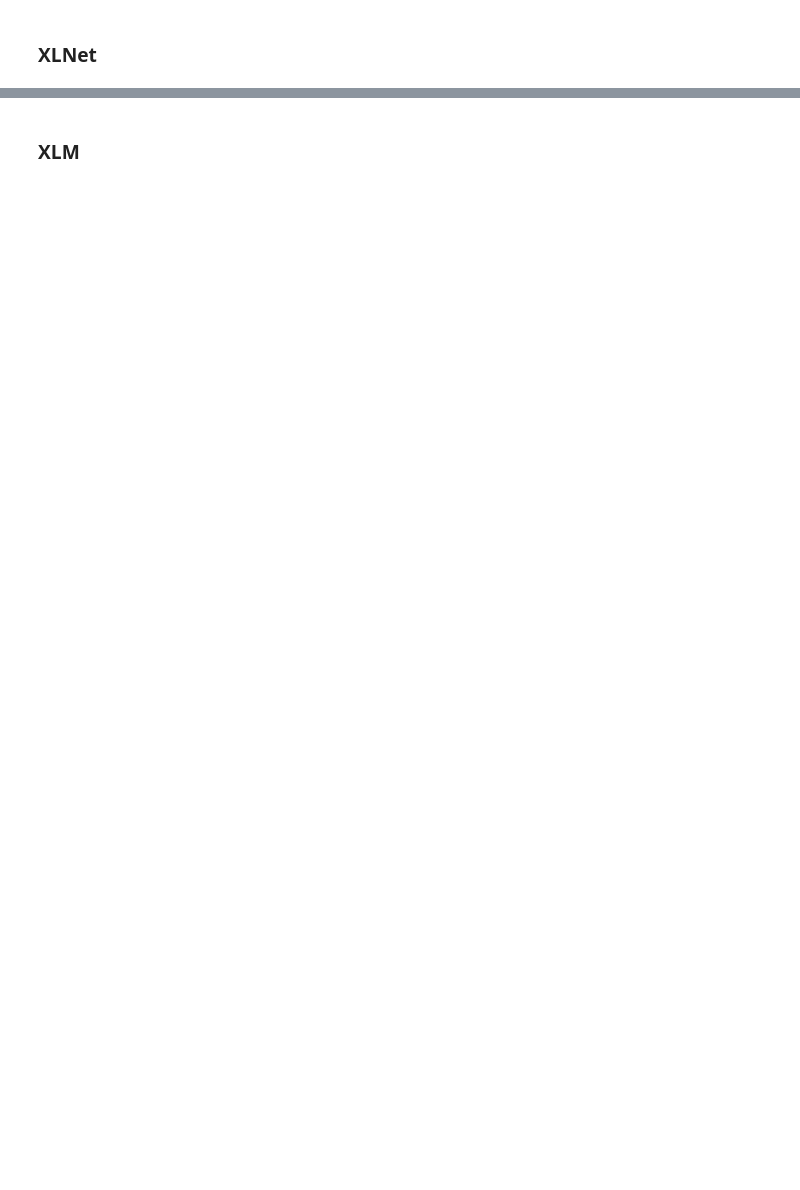
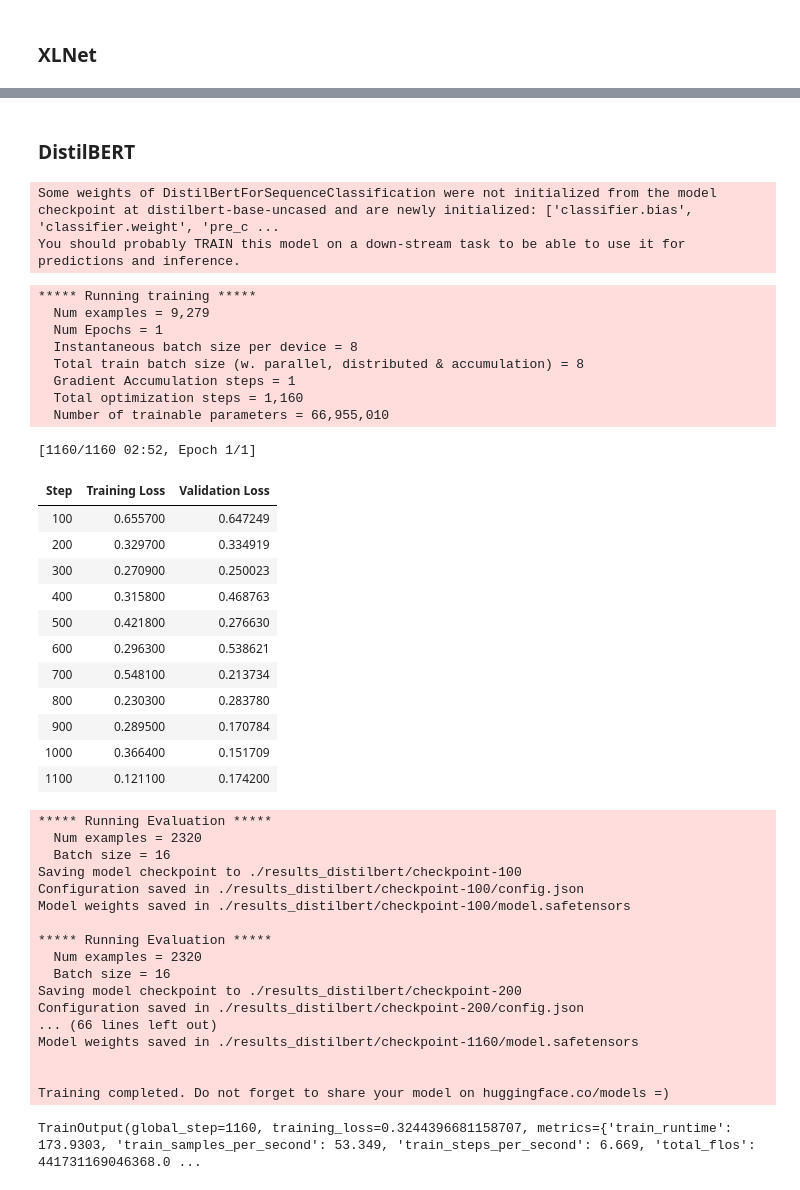
Before and after one commit to meric2/Turkish-AI-Generated-Content-Detection, a Jupyter notebook: TuringBench.ipynb, the cells around one changed output, grey strips where cells are left out. Cells and saved outputs as stored; diff of their text form; code cells hidden in the pictures; blank space fills up the shorter version.

```diff
--- a/TuringBench.ipynb
+++ b/TuringBench.ipynb
@@ -409,43 +897,86 @@ tokenizer.save_pretrained(model_save_path)
 # %% [markdown]
-### XLM
+### DistilBERT
 # %%
 # Initialize the tokenizer and model
-tokenizer = XLMTokenizer.from_pretrained('xlm-mlm-en-2048')
-model = XLMForSequenceClassification.from_pretrained('xlm-mlm-en-2048', num_labels=2)
+tokenizer = DistilBertTokenizer.from_pretrained('distilbert-base-uncased')
+model = DistilBertForSequenceClassification.from_pretrained('distilbert-base-uncased', num_labels=2)
 
-# Prepare the data for XLM
+# Prepare the data for DistilBERT
 train_encodings = tokenizer(train_texts, truncation=True, padding=True, max_length=512, return_tensors="pt")
 test_encodings = tokenizer(test_texts, truncation=True, padding=True, max_length=512, return_tensors="pt")
 
 train_dataset = TextDataset(train_encodings, train_labels)
 test_dataset = TextDataset(test_encodings, test_labels)
+# %% [output]
+Some weights of DistilBertForSequenceClassification were not initialized from the model checkpoint at distilbert-base-uncased and are newly initialized: ['classifier.bias', 'classifier.weight', 'pre_c ...
+You should probably TRAIN this model on a down-stream task to be able to use it for predictions and inference.
 # %%
 # Set training arguments
 training_args = TrainingArguments(
-    output_dir='./results_xlm',    # Output directory
-    num_train_epochs=1,              # Number of training epochs
-    per_device_train_batch_size=8,   # Batch size for training
-    per_device_eval_batch_size=16,   # Batch size for evaluation
-    warmup_steps=500,                # Number of warmup steps for learning rate scheduler
-    weight_decay=0.01,               # Strength of weight decay
-    logging_dir='./logs_xlm',      # Directory for storing logs
+    output_dir='./results_distilbert',    # Output directory
+    num_train_epochs=1,                   # Number of training epochs
+    per_device_train_batch_size=8,        # Batch size for training
+    per_device_eval_batch_size=16,        # Batch size for evaluation
+    warmup_steps=500,                     # Number of warmup steps for learning rate scheduler
+    weight_decay=0.01,                    # Strength of weight decay
+    logging_dir='./logs_distilbert',      # Directory for storing logs
     logging_steps=10,
-    evaluation_strategy='steps',     # Evaluation strategy to adopt during training
-    eval_steps=100,                  # Evaluation step to perform evaluation
-    save_steps=100,                  # Save checkpoint every X steps
-    log_level='info',                # Set logging level to info
-    log_level_replica='info'         # Save checkpoint every X steps
+    evaluation_strategy='steps',          # Evaluation strategy to adopt during training
+    eval_steps=100,                       # Evaluation step to perform evaluation
+    save_steps=100,                       # Save checkpoint every X steps
+    log_level='info',                     # Set logging level to info
+    log_level_replica='info'              # Save checkpoint every X steps
 )
 
 # Initialize the Trainer
 trainer = Trainer(
     model=model,
     args=training_args,
     train_dataset=train_dataset,
     eval_dataset=test_dataset
 )
 
 # Train the model
 trainer.train()
+# %% [output]
+***** Running training *****
+  Num examples = 9,279
+  Num Epochs = 1
+  Instantaneous batch size per device = 8
+  Total train batch size (w. parallel, distributed & accumulation) = 8
+  Gradient Accumulation steps = 1
+  Total optimization steps = 1,160
+  Number of trainable parameters = 66,955,010
+[1160/1160 02:52, Epoch 1/1]
+| Step | Training Loss | Validation Loss |
+| 100 | 0.655700 | 0.647249 |
+| 200 | 0.329700 | 0.334919 |
+| 300 | 0.270900 | 0.250023 |
+| 400 | 0.315800 | 0.468763 |
+| 500 | 0.421800 | 0.276630 |
+| 600 | 0.296300 | 0.538621 |
+| 700 | 0.548100 | 0.213734 |
+| 800 | 0.230300 | 0.283780 |
+| 900 | 0.289500 | 0.170784 |
+| 1000 | 0.366400 | 0.151709 |
+| 1100 | 0.121100 | 0.174200 |
+***** Running Evaluation *****
+  Num examples = 2320
+  Batch size = 16
+Saving model checkpoint to ./results_distilbert/checkpoint-100
+Configuration saved in ./results_distilbert/checkpoint-100/config.json
+Model weights saved in ./results_distilbert/checkpoint-100/model.safetensors
+
+***** Running Evaluation *****
+  Num examples = 2320
+  Batch size = 16
+Saving model checkpoint to ./results_distilbert/checkpoint-200
+Configuration saved in ./results_distilbert/checkpoint-200/config.json
+... (66 lines left out)
+Model weights saved in ./results_distilbert/checkpoint-1160/model.safetensors
+
+
+Training completed. Do not forget to share your model on huggingface.co/models =)
+TrainOutput(global_step=1160, training_loss=0.3244396681158707, metrics={'train_runtime': 173.9303, 'train_samples_per_second': 53.349, 'train_steps_per_second': 6.669, 'total_flos': 441731169046368.0 ...
 # %%
 # Evaluate the model
```
Also changed, not shown: parts of 81 cells of this notebook, 6 other files.
